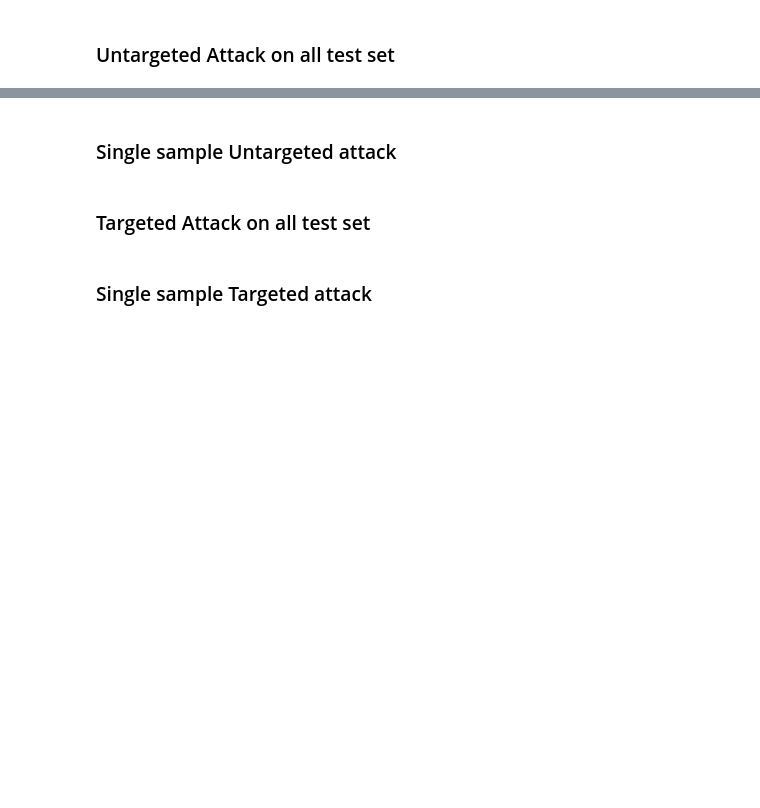
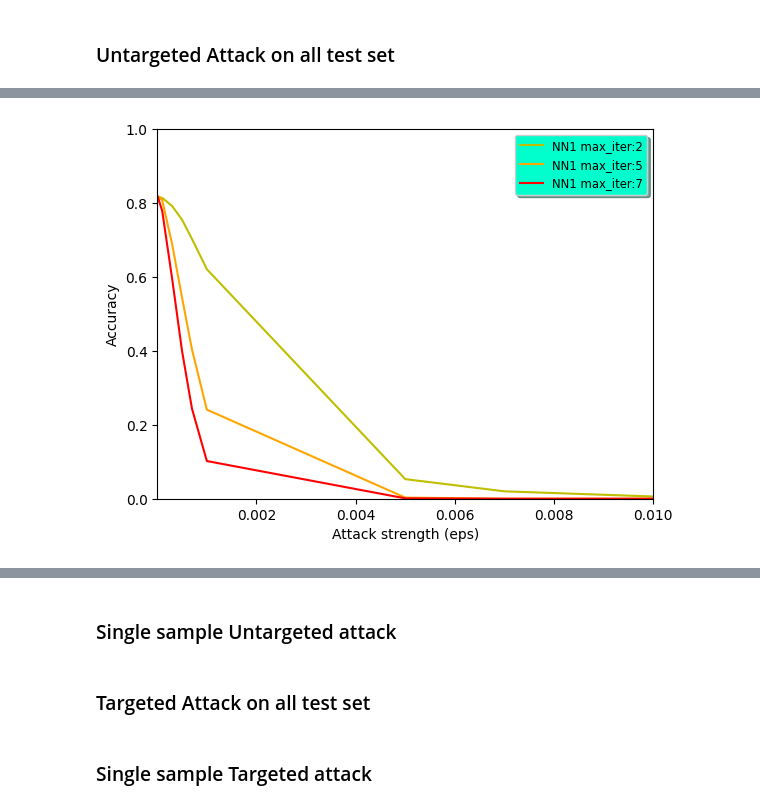
Before and after one commit to dany9999/Face_Recognition_Security, a Jupyter notebook: pgd.ipynb, the cells around one changed output, grey strips where cells are left out. Saved outputs shown, nothing was run; the diff lists cells and outputs as text; code cells hidden in the pictures; blank space fills up the shorter version.

```diff
--- a/pgd.ipynb
+++ b/pgd.ipynb
@@ -150,25 +206,22 @@ for i in range(len(max_iter)):
 # %%
 from matplotlib import pyplot as plt
 
 # plot accuracy/Attack strength
 
 fig, ax = plt.subplots()
-ax.plot(np.array(eps_step), np.array(accuracy_for_eps_nn1[0]), 'b-', label='NN1 max_iter:'.format(max_iter[0]))
-ax.plot(np.array(eps_step), np.array(accuracy_for_eps_nn2[0]), 'r-', label='NN2 max_iter:'.format(max_iter[0]))
-
-ax.plot(np.array(eps_step), np.array(accuracy_for_eps_nn1[1]), 'y-', label='NN1 max_iter:'.format(max_iter[1]))
-ax.plot(np.array(eps_step), np.array(accuracy_for_eps_nn2[1]), 'v-', label='NN2 max_iter:'.format(max_iter[1]))
-
-ax.plot(np.array(eps_step), np.array(accuracy_for_eps_nn1[2]), 'orange', label='NN1 max_iter:'.format(max_iter[2]))
-ax.plot(np.array(eps_step), np.array(accuracy_for_eps_nn2[2]), 'm-', label='NN2 max_iter:'.format(max_iter[2]))
+ax.plot(np.array(eps_step), np.array(accuracy_for_eps_nn1[0]), 'y-', label='NN1 max_iter:{}'.format(max_iter[0]))
+ax.plot(np.array(eps_step), np.array(accuracy_for_eps_nn1[1]), 'orange', label='NN1 max_iter:{}'.format(max_iter[1]))
+ax.plot(np.array(eps_step), np.array(accuracy_for_eps_nn1[2]), 'red', label='NN1 max_iter:{}'.format(max_iter[2]))
 
 legend = ax.legend(loc='upper right', shadow=True, fontsize='small')
 legend.get_frame().set_facecolor('#00FFCC')
 
 # Impostazione delle scale sugli assi x e y
 ax.set_xlim(eps_step[0], eps_step[-1])  # Imposta i limiti dell'asse x
 ax.set_ylim(0,1)  # Imposta i limiti dell'asse y
 
 plt.xlabel('Attack strength (eps)')
 plt.ylabel('Accuracy')
 plt.show()
+# %% [output]
+[figure, added]
```
Also changed, not shown: parts of 10 cells of this notebook.
